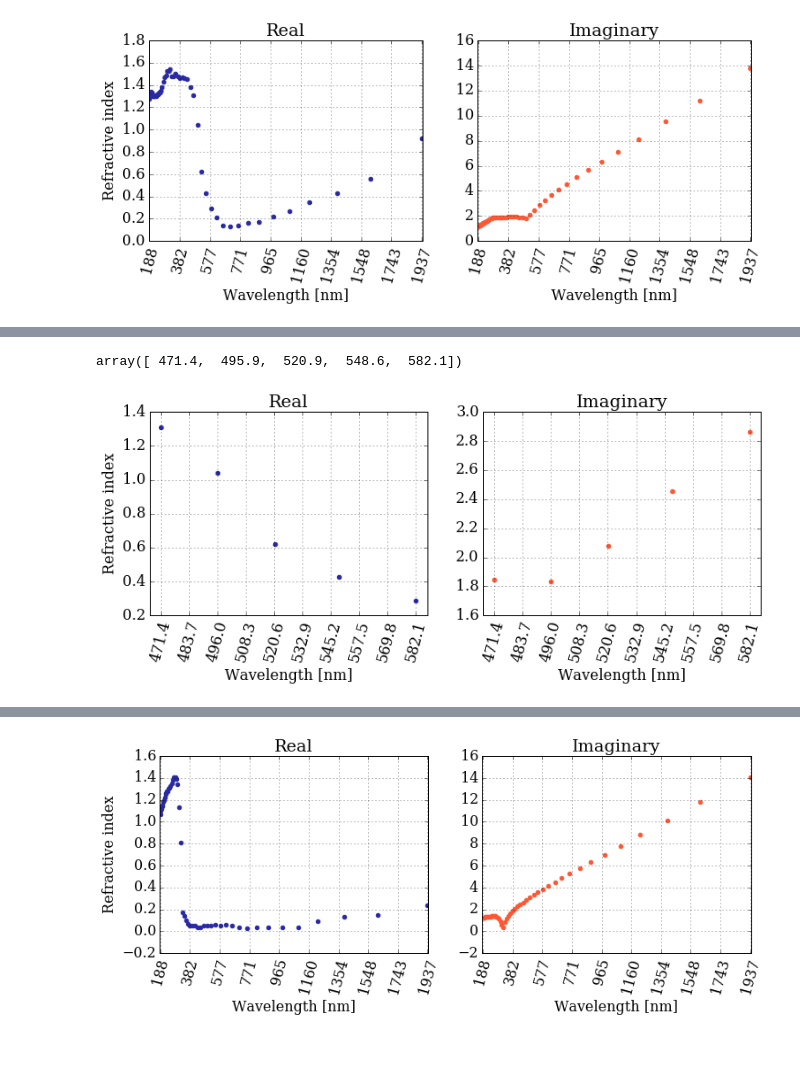
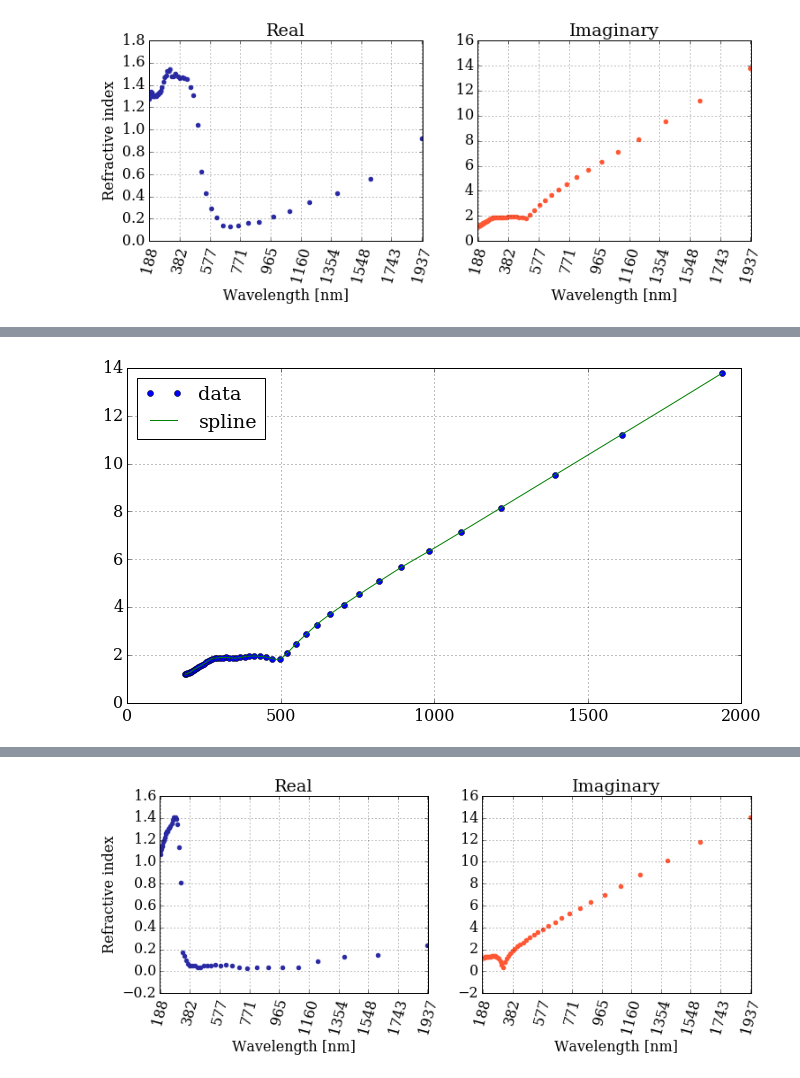
Before and after one commit to barbagroup/pygbe_lspr, a Jupyter notebook: data_interpolation.ipynb, the cells around one changed output, grey strips where cells are left out. Saved outputs shown, nothing was run; the diff lists cells and outputs as text; code cells hidden in the pictures; blank space fills up the shorter version.

```diff
--- a/data_interpolation.ipynb
+++ b/data_interpolation.ipynb
@@ -81,9 +126,15 @@ plot_refrac(lambda_g, n_g, k_g)
+# %%
+pyplot.figure(figsize=(11,6))
+
+pyplot.plot(lambda_g, k_g, 'o', lambda_g_new, g_imag_spl, '-')
+#pyplot.xlim(380, 600) #uncomment this to check that spline is not worth it
+pyplot.legend(['data', 'spline'], loc='best')
+
+pyplot.grid()
+# %% [output]
+[figure, added]
 # %%
-lambda_g[32:37]
+#lambda_g[32:37]
-# %% [output]
-array([ 471.4,  495.9,  520.9,  548.6,  582.1])
 # %%
 #In the range chris plot the wavelength for gold (460-560 nm)
-plot_refrac(lambda_g[32:37], n_g[32:37], k_g[32:37])
+#plot_refrac(lambda_g[32:37], n_g[32:37], k_g[32:37])
-# %% [output]
-[figure, removed]
```
Also changed, not shown: parts of 25 cells of this notebook.
